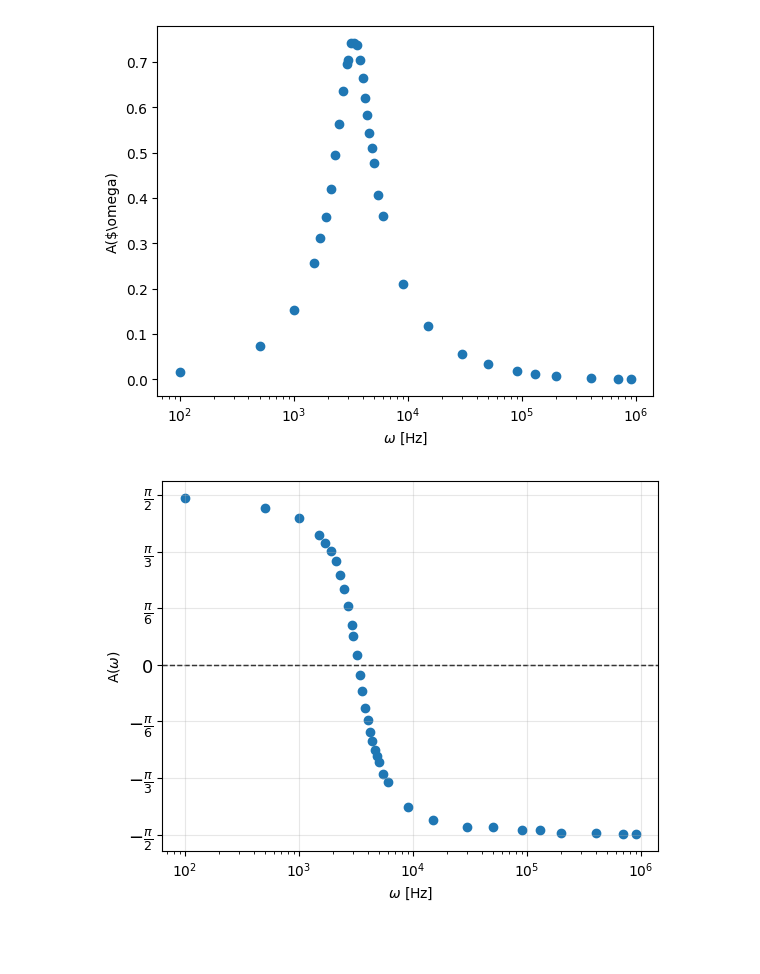
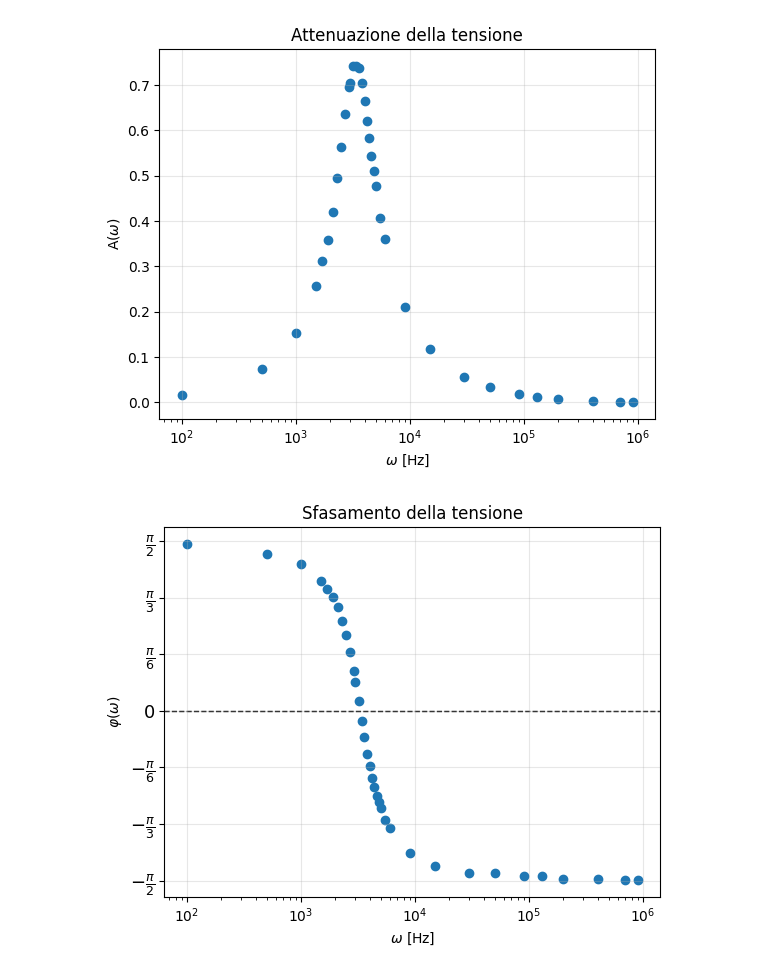
Before and after one commit to felix-anto/lab2, a Jupyter notebook: Quarta esperienza/esp_4.ipynb, the cells around one changed output. Cells and saved outputs as stored; diff of their text form; code cells hidden in the pictures; blank space fills up the shorter version.

```diff
--- a/Quarta esperienza/esp_4.ipynb
+++ b/Quarta esperienza/esp_4.ipynb
@@ -25,13 +27,16 @@ data
 | 33 | 900000 | 0.0060 | 10.00 | -2.770000e-07 | 0.000001 | NaN | NaN | 1.000000e-07 | -1.566398 | -89.7480 | 0.000600 |
 # %%
 plt.xscale('log')
+plt.grid(alpha=0.3)
+plt.title("Attenuazione della tensione")
 plt.xlabel(r"$\omega$ [Hz]")
-plt.ylabel(r"A($\omega)")
+plt.ylabel(r"A($\omega$)")
 plt.scatter(data["Frequenza"], data["atten"])
 plt.savefig("attenuazione.png")
 # %% [output]
-[figure, old version]
+[figure, new version]
 # %%
+plt.title("Sfasamento della tensione")
 plt.xscale('log')
 plt.grid(alpha=0.3)
 ticks = np.linspace(-90, 90, 7)
@@ -39,8 +44,8 @@ tickss = [2, 3, 6]
 plt.yticks(ticks, [r"$-\frac{{\pi}}{{{}}}$".format(val) for val in tickss]+[0]+[r"$\frac{{\pi}}{{{}}}$".format(val) for val in tickss[::-1]], fontsize=13)
 plt.axhline(y=0, color='black', linestyle='--', linewidth=1, zorder=0)
 plt.xlabel(r"$\omega$ [Hz]")
-plt.ylabel(r"A($\omega$)")
+plt.ylabel(r"$\varphi$($\omega$)")
 plt.scatter(data["Frequenza"], data["fase"])
 plt.savefig("fase.png")
 # %% [output]
-[figure, old version]
+[figure, new version]
```
Also changed, not shown: parts of 5 cells of this notebook, 4 other files.
